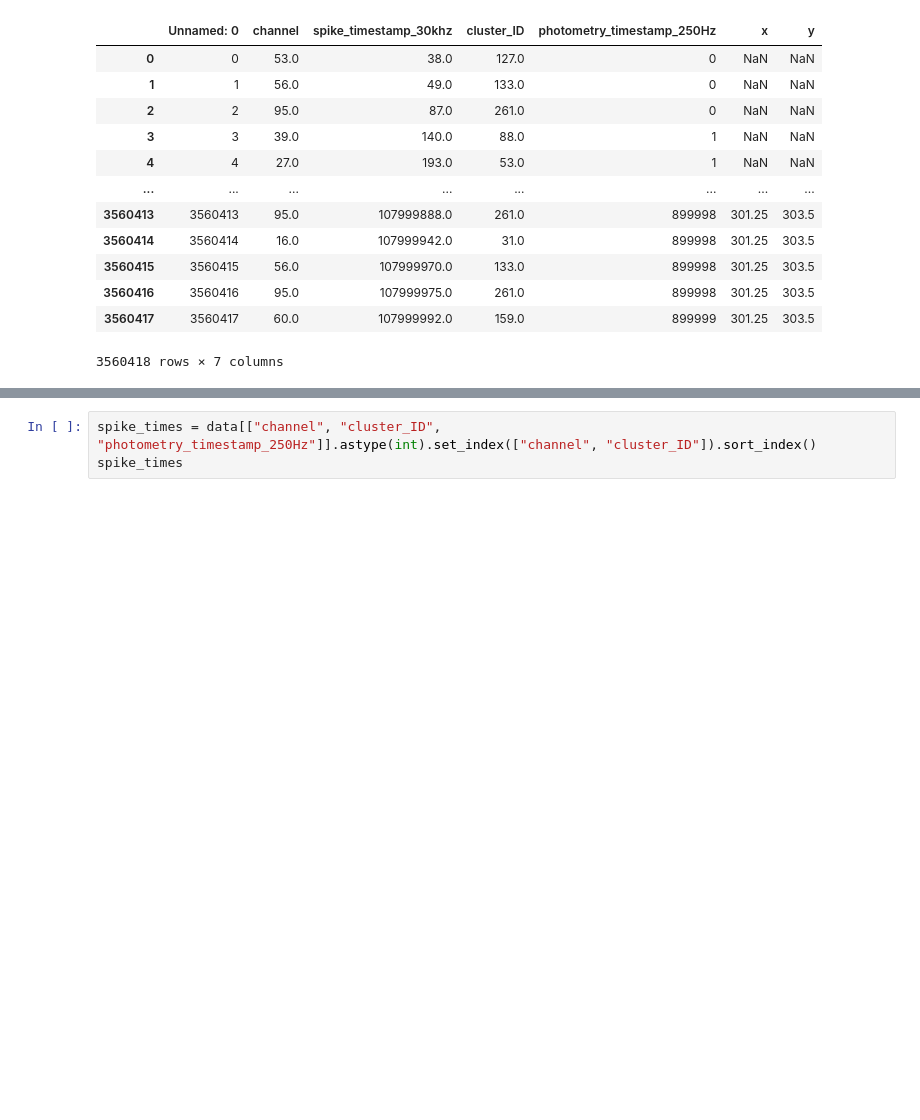
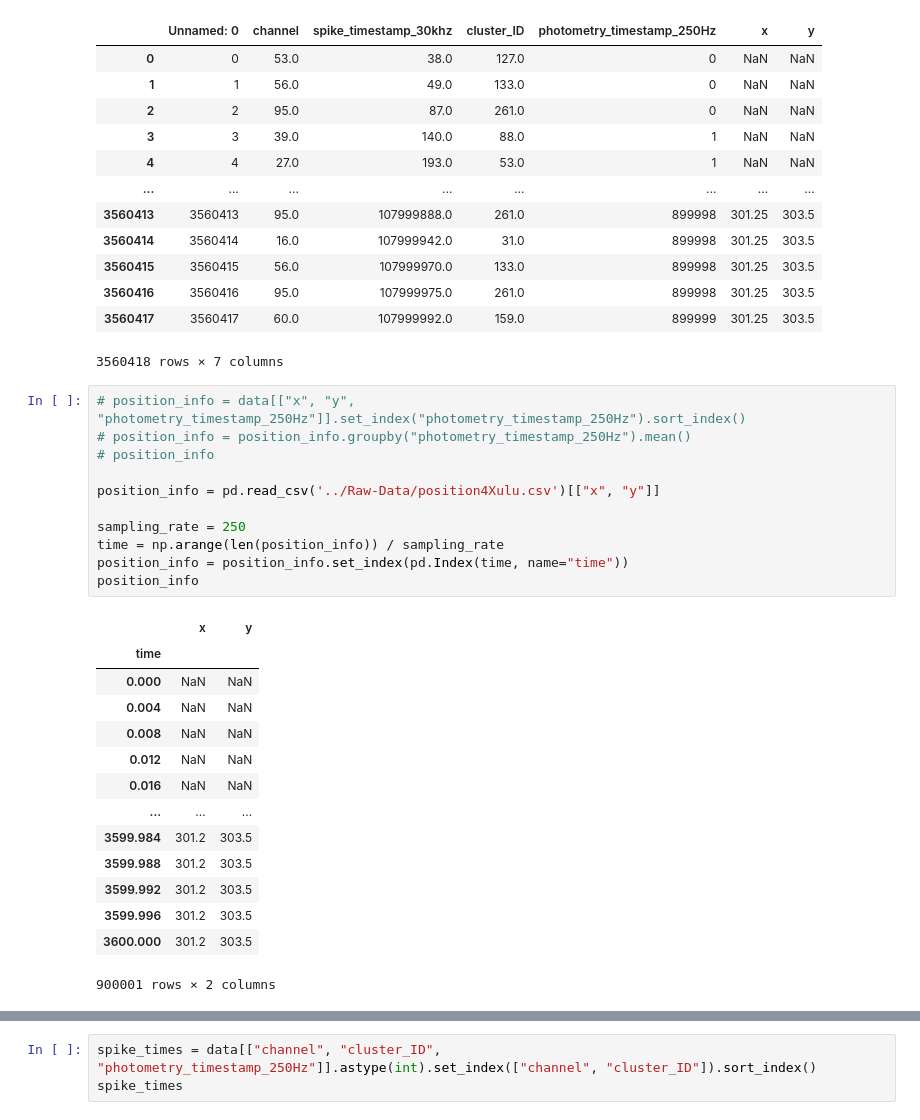
Before and after one commit to edeno/tk_decoding, a Jupyter notebook: notebooks/load_data.ipynb, the cells around one changed output, grey strips where cells are left out. Cells and saved outputs as stored; diff of their text form; blank space fills up the shorter version.

```diff
--- a/notebooks/load_data.ipynb
+++ b/notebooks/load_data.ipynb
@@ -21,4 +21,30 @@ data
 | 3560416 | 3560416 | 95.0 | 107999975.0 | 261.0 | 899998 | 301.25 | 303.5 |
 | 3560417 | 3560417 | 60.0 | 107999992.0 | 159.0 | 899999 | 301.25 | 303.5 |
 3560418 rows × 7 columns
+# %%
+# position_info = data[["x", "y", "photometry_timestamp_250Hz"]].set_index("photometry_timestamp_250Hz").sort_index()
+# position_info = position_info.groupby("photometry_timestamp_250Hz").mean()
+# position_info
+
+position_info = pd.read_csv('../Raw-Data/position4Xulu.csv')[["x", "y"]]
+
+sampling_rate = 250
+time = np.arange(len(position_info)) / sampling_rate
+position_info = position_info.set_index(pd.Index(time, name="time"))
+position_info
+# %% [output]
+|  | x | y |
+| time |  |  |
+| 0.000 | NaN | NaN |
+| 0.004 | NaN | NaN |
+| 0.008 | NaN | NaN |
+| 0.012 | NaN | NaN |
+| 0.016 | NaN | NaN |
+| ... | ... | ... |
+| 3599.984 | 301.2 | 303.5 |
+| 3599.988 | 301.2 | 303.5 |
+| 3599.992 | 301.2 | 303.5 |
+| 3599.996 | 301.2 | 303.5 |
+| 3600.000 | 301.2 | 303.5 |
+900001 rows × 2 columns
 # %%
```
Also changed, not shown: parts of 13 cells of this notebook.
